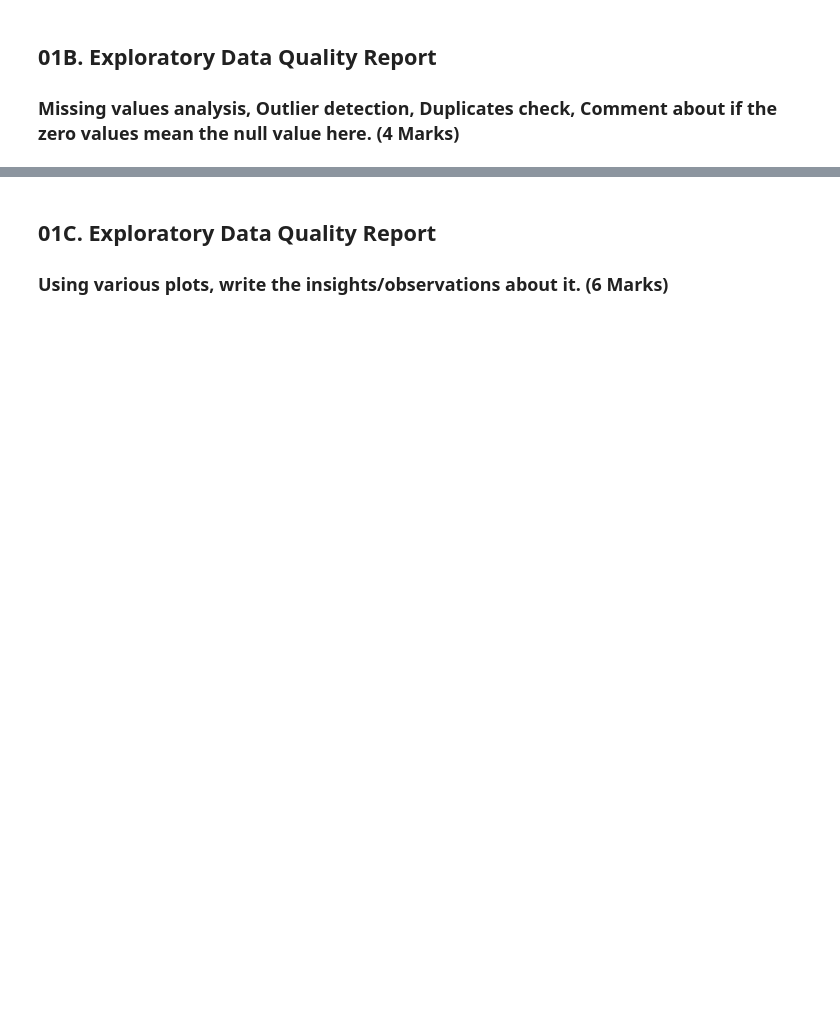
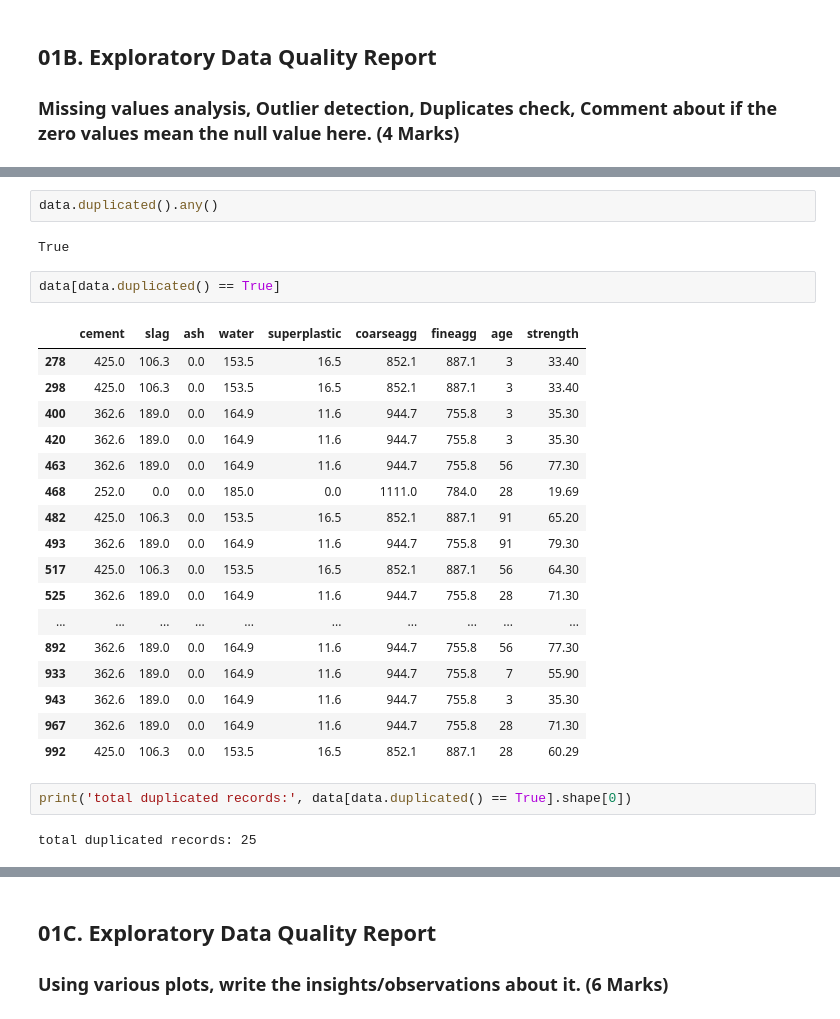
Before and after one commit to ivanscdo/aiml, a Jupyter notebook: feature-engineering-210213SA/project-concrete-strength-prediction-210305F/project_problem_statement_fmst.ipynb, the cells around one changed output, grey strips where cells are left out. Saved outputs shown, nothing was run; the diff lists cells and outputs as text; blank space fills up the shorter version.

```diff
--- a/feature-engineering-210213SA/project-concrete-strength-prediction-210305F/project_problem_statement_fmst.ipynb
+++ b/feature-engineering-210213SA/project-concrete-strength-prediction-210305F/project_problem_statement_fmst.ipynb
@@ -85,0 +204,28 @@ dtype: object
+# %%
+data.duplicated().any()
+# %% [output]
+True
+# %%
+data[data.duplicated() == True]
+# %% [output]
+|  | cement | slag | ash | water | superplastic | coarseagg | fineagg | age | strength |
+| 278 | 425.0 | 106.3 | 0.0 | 153.5 | 16.5 | 852.1 | 887.1 | 3 | 33.40 |
+| 298 | 425.0 | 106.3 | 0.0 | 153.5 | 16.5 | 852.1 | 887.1 | 3 | 33.40 |
+| 400 | 362.6 | 189.0 | 0.0 | 164.9 | 11.6 | 944.7 | 755.8 | 3 | 35.30 |
+| 420 | 362.6 | 189.0 | 0.0 | 164.9 | 11.6 | 944.7 | 755.8 | 3 | 35.30 |
+| 463 | 362.6 | 189.0 | 0.0 | 164.9 | 11.6 | 944.7 | 755.8 | 56 | 77.30 |
+| 468 | 252.0 | 0.0 | 0.0 | 185.0 | 0.0 | 1111.0 | 784.0 | 28 | 19.69 |
+| 482 | 425.0 | 106.3 | 0.0 | 153.5 | 16.5 | 852.1 | 887.1 | 91 | 65.20 |
+| 493 | 362.6 | 189.0 | 0.0 | 164.9 | 11.6 | 944.7 | 755.8 | 91 | 79.30 |
+| 517 | 425.0 | 106.3 | 0.0 | 153.5 | 16.5 | 852.1 | 887.1 | 56 | 64.30 |
+| 525 | 362.6 | 189.0 | 0.0 | 164.9 | 11.6 | 944.7 | 755.8 | 28 | 71.30 |
+| ... | ... | ... | ... | ... | ... | ... | ... | ... | ... |
+| 892 | 362.6 | 189.0 | 0.0 | 164.9 | 11.6 | 944.7 | 755.8 | 56 | 77.30 |
+| 933 | 362.6 | 189.0 | 0.0 | 164.9 | 11.6 | 944.7 | 755.8 | 7 | 55.90 |
+| 943 | 362.6 | 189.0 | 0.0 | 164.9 | 11.6 | 944.7 | 755.8 | 3 | 35.30 |
+| 967 | 362.6 | 189.0 | 0.0 | 164.9 | 11.6 | 944.7 | 755.8 | 28 | 71.30 |
+| 992 | 425.0 | 106.3 | 0.0 | 153.5 | 16.5 | 852.1 | 887.1 | 28 | 60.29 |
+# %%
+print('total duplicated records:', data[data.duplicated() == True].shape[0])
+# %% [output]
+total duplicated records: 25
```
Also changed, not shown: parts of 10 cells of this notebook, 1 other file.
